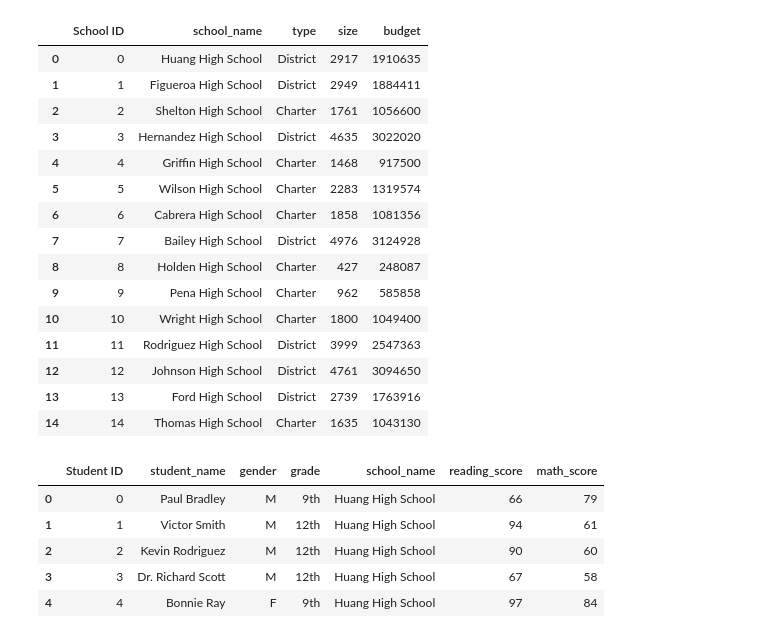
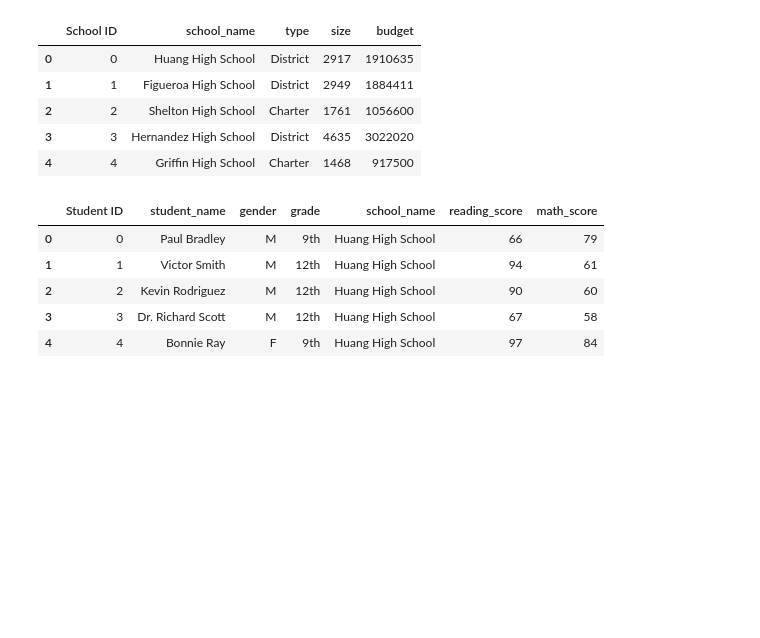
Before and after one commit to noelpdot/School_District_Analysis, a Jupyter notebook: PyCitySchools.ipynb, the cells around one changed output. Saved outputs shown, nothing was run; the diff lists cells and outputs as text; code cells hidden in the pictures; blank space fills up the shorter version.

```diff
--- a/PyCitySchools.ipynb
+++ b/PyCitySchools.ipynb
@@ -7,24 +7,14 @@ student_data_load = "Resources/students_complete.csv"
 # %%
 # read the school data file and store it in a pandas data frame
 school_data_df = pd.read_csv(school_data_load)
-school_data_df # to view first 5 rows or headers of the dataframe type-- school_data_df.head() -- last 5 school_data_df.tail() -- df.tail(10) or df.head(10) --gives 10 rows respectively
+school_data_df.head() # to view first 5 rows or headers of the dataframe type-- school_data_df.head() -- last 5 school_data_df.tail() -- df.tail(10) or df.head(10) --gives 10 rows respectively
 # %% [output]
 |  | School ID | school_name | type | size | budget |
 | 0 | 0 | Huang High School | District | 2917 | 1910635 |
 | 1 | 1 | Figueroa High School | District | 2949 | 1884411 |
 | 2 | 2 | Shelton High School | Charter | 1761 | 1056600 |
 | 3 | 3 | Hernandez High School | District | 4635 | 3022020 |
 | 4 | 4 | Griffin High School | Charter | 1468 | 917500 |
-| 5 | 5 | Wilson High School | Charter | 2283 | 1319574 |
-| 6 | 6 | Cabrera High School | Charter | 1858 | 1081356 |
-| 7 | 7 | Bailey High School | District | 4976 | 3124928 |
-| 8 | 8 | Holden High School | Charter | 427 | 248087 |
-| 9 | 9 | Pena High School | Charter | 962 | 585858 |
-| 10 | 10 | Wright High School | Charter | 1800 | 1049400 |
-| 11 | 11 | Rodriguez High School | District | 3999 | 2547363 |
-| 12 | 12 | Johnson High School | District | 4761 | 3094650 |
-| 13 | 13 | Ford High School | District | 2739 | 1763916 |
-| 14 | 14 | Thomas High School | Charter | 1635 | 1043130 |
 # %%
 # reading student data (just 5 rows)
 student_data_df = pd.read_csv(student_data_load)
```
Also changed, not shown: parts of 9 cells of this notebook, 3 other files.
